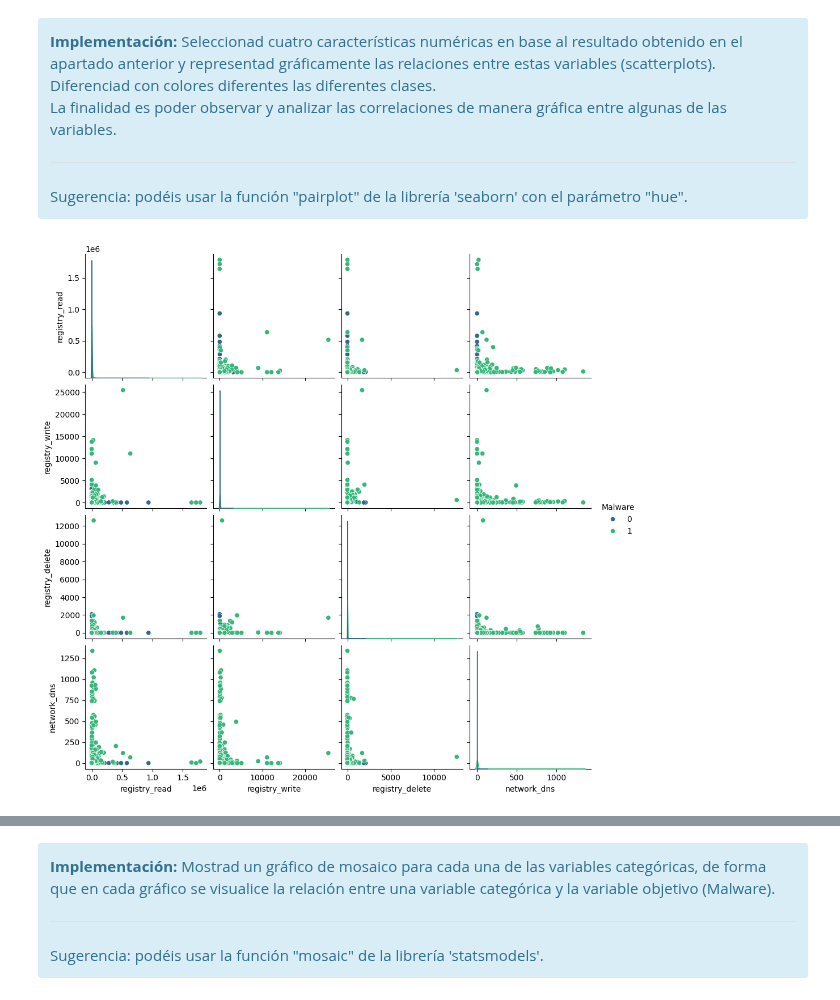
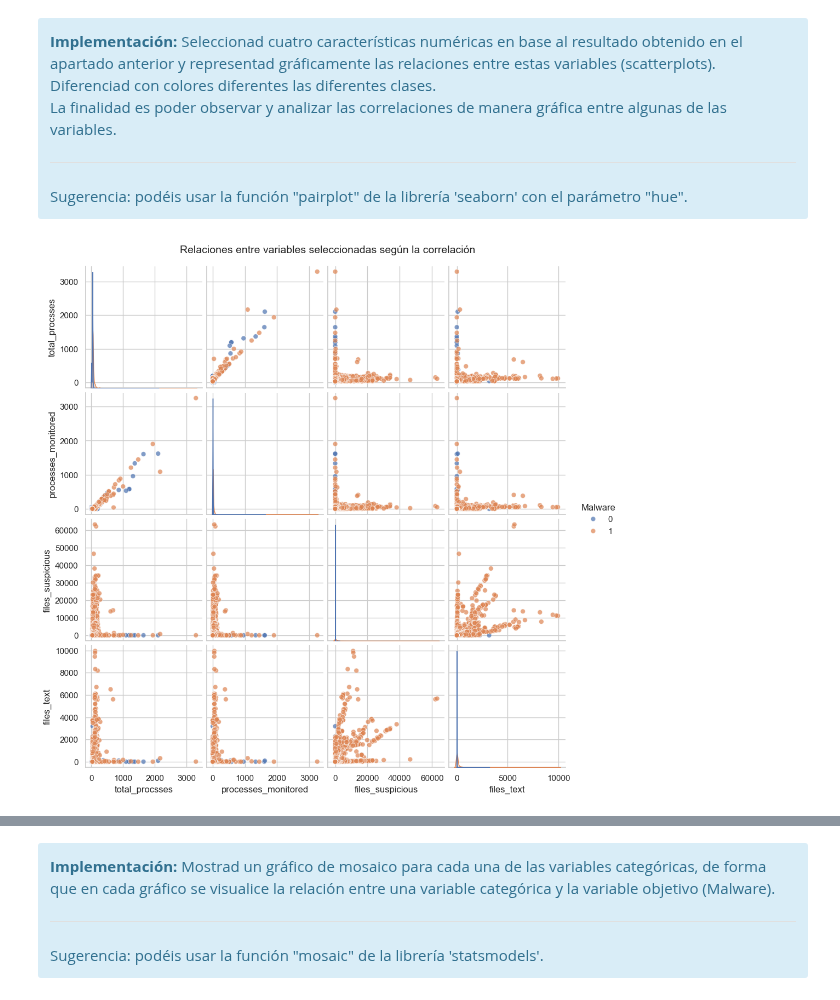
Before and after one commit to JulioUQ/Aprendizaje-automatico-con-python, a Jupyter notebook: Bloque 3 - Métodos supervisados/PEC/M2_891_20251_PEC3_UbedaQuesadaJulio.ipynb, the cells around one changed output, grey strips where cells are left out. Cells and saved outputs as stored; diff of their text form; code cells hidden in the pictures.

```diff
--- a/Bloque 3 - Métodos supervisados/PEC/M2_891_20251_PEC3_UbedaQuesadaJulio.ipynb
+++ b/Bloque 3 - Métodos supervisados/PEC/M2_891_20251_PEC3_UbedaQuesadaJulio.ipynb
@@ -149,10 +373,33 @@ La finalidad es poder observar y analizar las correlaciones de manera gráfica e
 <hr>
 Sugerencia: podéis usar la función "pairplot" de la librería 'seaborn' con el parámetro "hue".
 </div>
-# %%
-# Visualización de pares de variables
-selected_features = numeric_data.columns[:4]
-sns.pairplot(data, vars=selected_features, hue='Malware', palette='viridis')
-plt.show()
-# %% [output]
-[figure, removed]
+# %%
+# Selección de 4 variables numéricas relevantes
+vars_seleccionadas = [
+    "total_procsses",
+    "processes_monitored",
+    "files_suspicious",
+    "files_text"
+]
+
+# Pairplot con diferenciación por clase
+sns.set(style="whitegrid")
+
+g = sns.pairplot(
+    data,
+    vars=vars_seleccionadas,
+    hue="Malware",
+    diag_kind="kde",
+    plot_kws={"alpha": 0.7, "s": 40},
+    height=2.5
+)
+
+g.fig.suptitle("Relaciones entre variables seleccionadas según la correlación",
+               y=1.02, fontsize=14)
+
+# Guardar imagen
+g.fig.savefig("../Visualizaciones/pairplot_variables_correlacion.png", dpi=300, bbox_inches="tight")
+
+plt.show()
+# %% [output]
+[figure, added]
```
Also changed, not shown: parts of 74 cells of this notebook, 5 other files.
